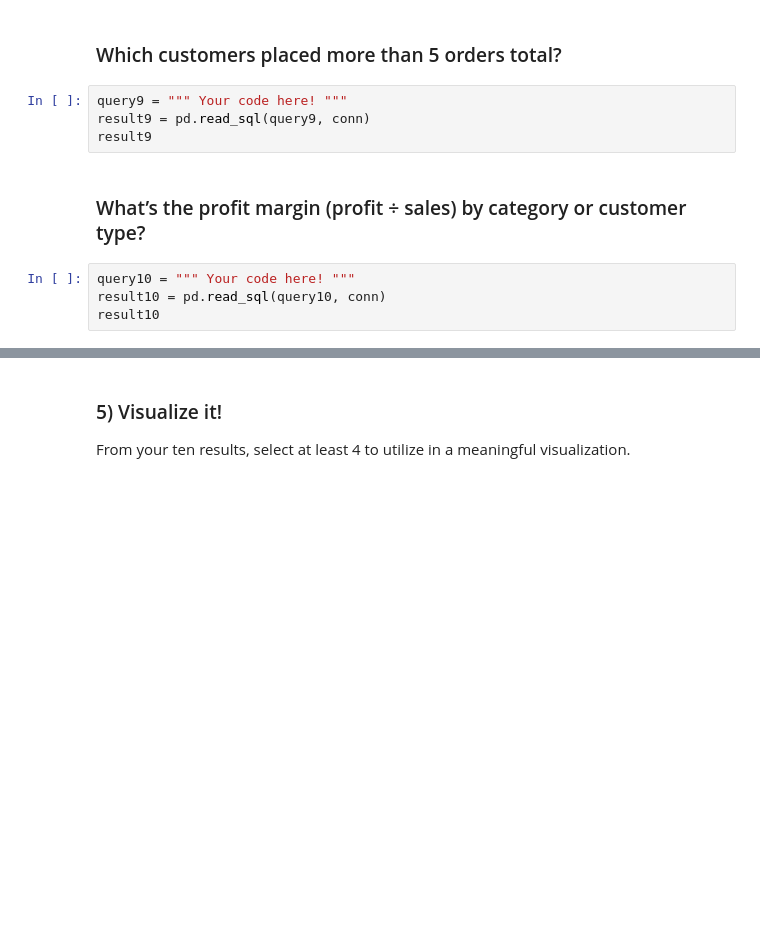
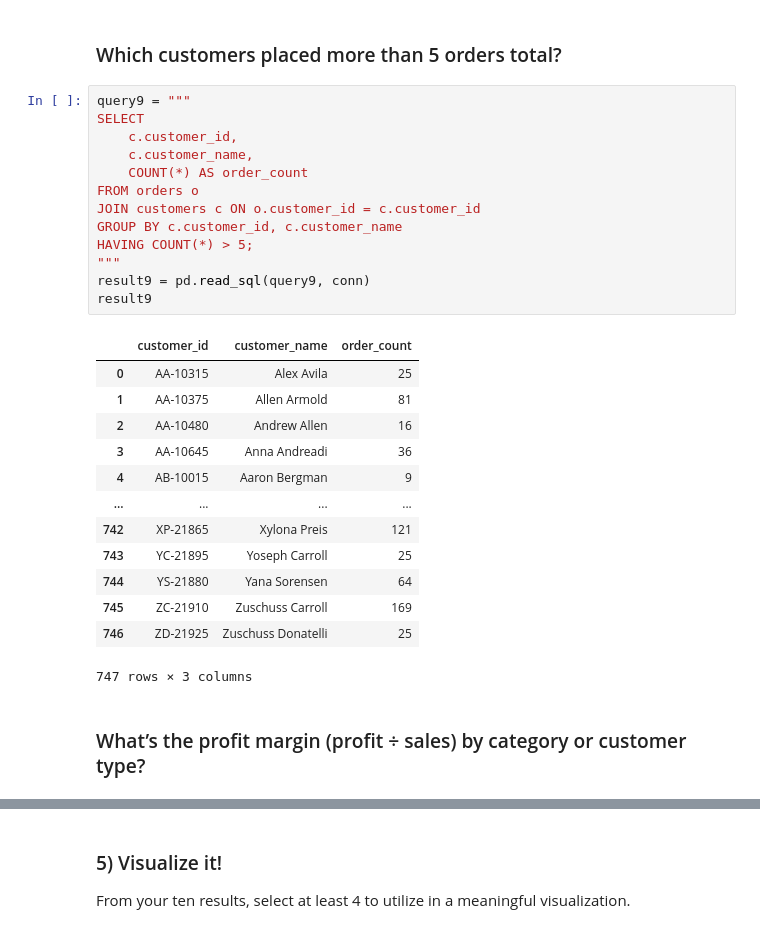
Before and after one commit to DaviLeeAnn/DataAnalysisModule3, a Jupyter notebook: Week4/notebooks/superstore_sales_workflow.ipynb, the cells around one changed output, grey strips where cells are left out. Cells and saved outputs as stored; diff of their text form; blank space fills up the shorter version.

```diff
--- a/Week4/notebooks/superstore_sales_workflow.ipynb
+++ b/Week4/notebooks/superstore_sales_workflow.ipynb
@@ -315,12 +354,31 @@ result8
 # %% [markdown]
 ### Which customers placed more than 5 orders total?
-# %%
-query9 = """ Your code here! """
-result9 = pd.read_sql(query9, conn)
-result9
+# %%
+query9 = """
+SELECT
+    c.customer_id,
+    c.customer_name,
+    COUNT(*) AS order_count
+FROM orders o
+JOIN customers c ON o.customer_id = c.customer_id
+GROUP BY c.customer_id, c.customer_name
+HAVING COUNT(*) > 5;
+"""
+result9 = pd.read_sql(query9, conn)
+result9
+# %% [output]
+|  | customer_id | customer_name | order_count |
+| 0 | AA-10315 | Alex Avila | 25 |
+| 1 | AA-10375 | Allen Armold | 81 |
+| 2 | AA-10480 | Andrew Allen | 16 |
+| 3 | AA-10645 | Anna Andreadi | 36 |
+| 4 | AB-10015 | Aaron Bergman | 9 |
+| ... | ... | ... | ... |
+| 742 | XP-21865 | Xylona Preis | 121 |
+| 743 | YC-21895 | Yoseph Carroll | 25 |
+| 744 | YS-21880 | Yana Sorensen | 64 |
+| 745 | ZC-21910 | Zuschuss Carroll | 169 |
+| 746 | ZD-21925 | Zuschuss Donatelli | 25 |
+747 rows × 3 columns
 # %% [markdown]
 ### What’s the profit margin (profit ÷ sales) by category or customer type?
-# %%
-query10 = """ Your code here! """
-result10 = pd.read_sql(query10, conn)
-result10
```
Also changed, not shown: parts of 6 cells of this notebook.
